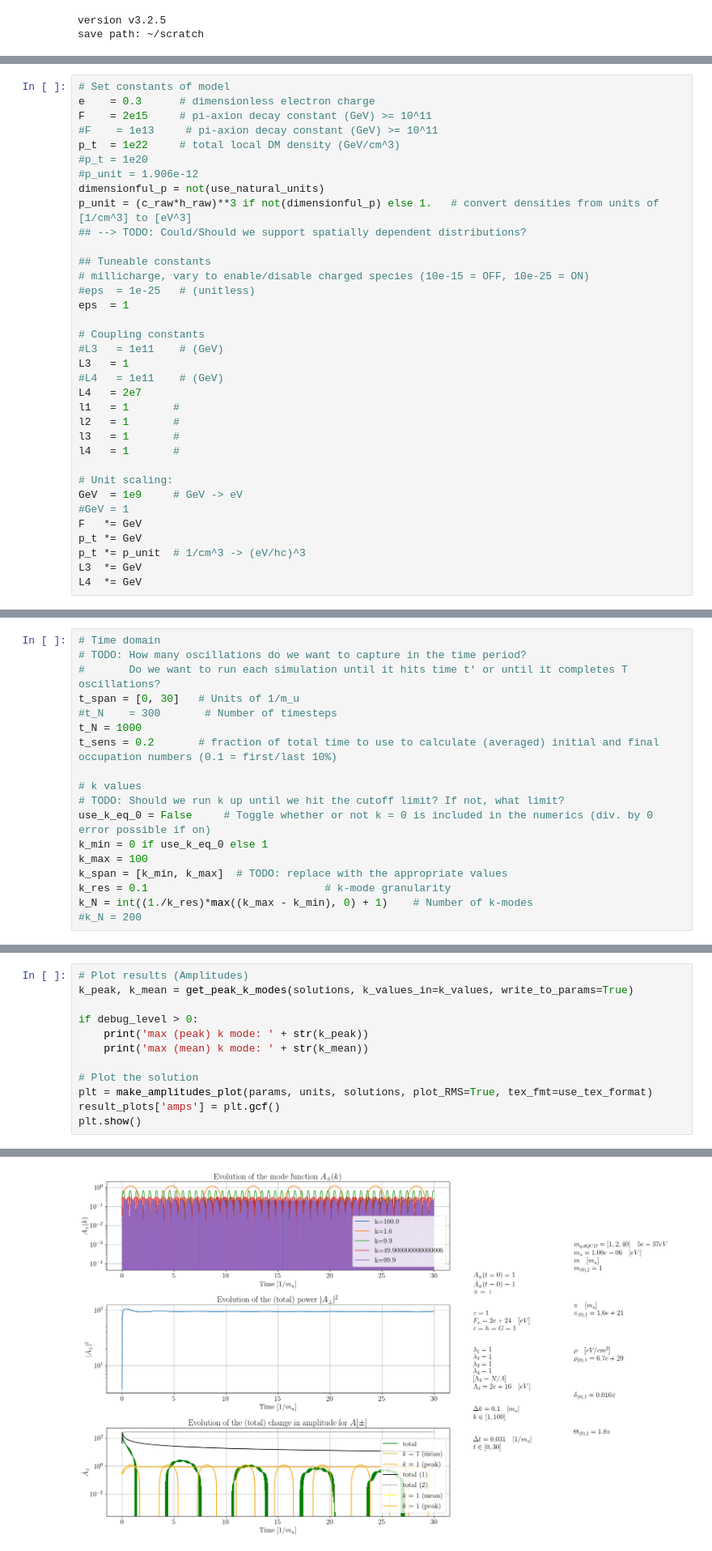
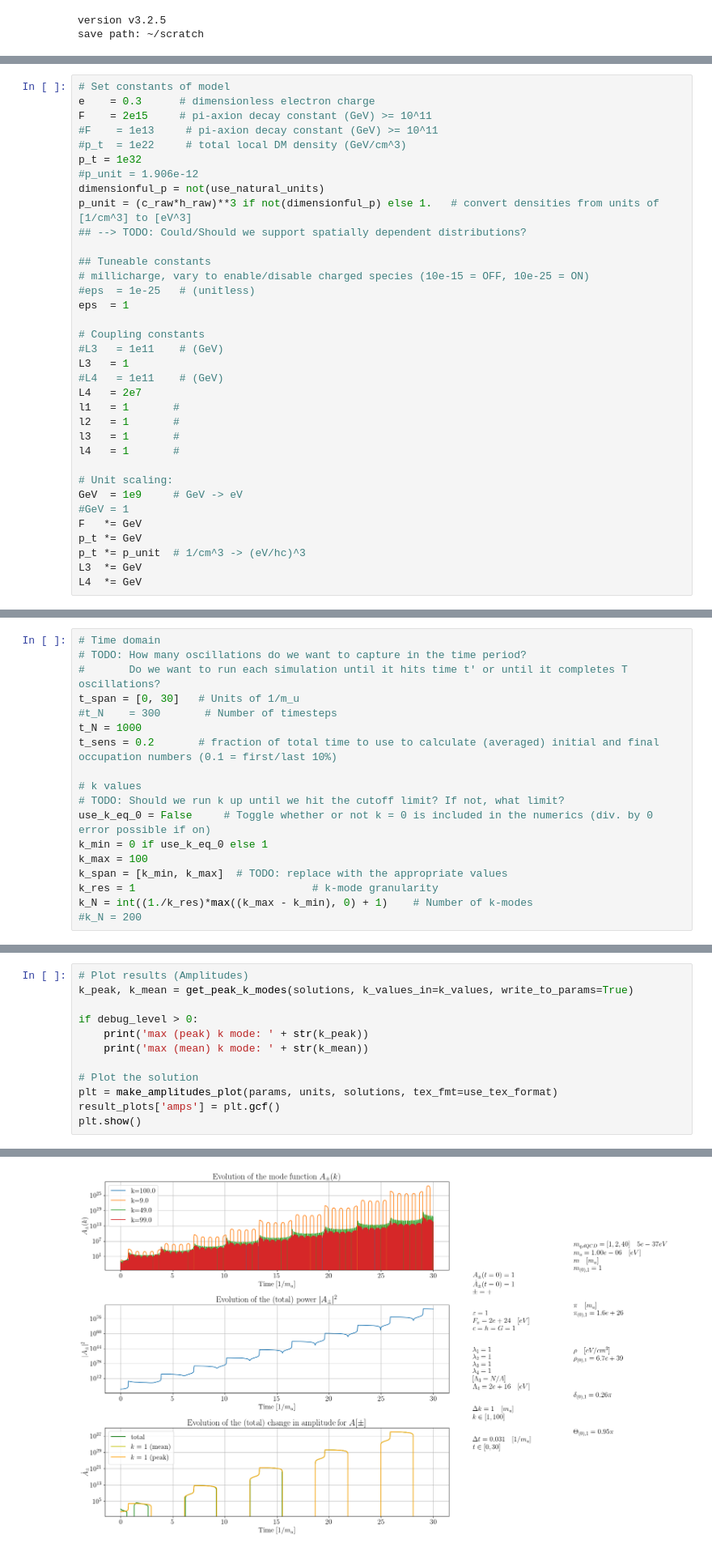
Before and after one commit to LoaneShark/pyAxiverse, a Jupyter notebook: run_single_case.ipynb, the cells around one changed output, grey strips where cells are left out. Shown at 81% size. Cells and saved outputs as stored; diff of their text form.

```diff
--- a/run_single_case.ipynb
+++ b/run_single_case.ipynb
@@ -92,8 +92,8 @@ G_u = G if unitful_G else 1.
 e    = 0.3      # dimensionless electron charge
 F    = 2e15     # pi-axion decay constant (GeV) >= 10^11
 #F    = 1e13     # pi-axion decay constant (GeV) >= 10^11
-p_t  = 1e22     # total local DM density (GeV/cm^3)
-#p_t = 1e20
+#p_t  = 1e22     # total local DM density (GeV/cm^3)
+p_t = 1e32
 #p_unit = 1.906e-12
 dimensionful_p = not(use_natural_units)
 p_unit = (c_raw*h_raw)**3 if not(dimensionful_p) else 1.   # convert densities from units of [1/cm^3] to [eV^3]
@@ -157,7 +157,7 @@ use_k_eq_0 = False     # Toggle whether or not k = 0 is included in the numerics
 k_min = 0 if use_k_eq_0 else 1
 k_max = 100
 k_span = [k_min, k_max]  # TODO: replace with the appropriate values
-k_res = 0.1                            # k-mode granularity
+k_res = 1                            # k-mode granularity
 k_N = int((1./k_res)*max((k_max - k_min), 0) + 1)    # Number of k-modes
 #k_N = 200
 # %%
@@ -422,7 +422,7 @@ if debug_level > 0:
     print('max (mean) k mode: ' + str(k_mean))
 
 # Plot the solution
-plt = make_amplitudes_plot(params, units, solutions, plot_RMS=True, tex_fmt=use_tex_format)
+plt = make_amplitudes_plot(params, units, solutions, tex_fmt=use_tex_format)
 result_plots['amps'] = plt.gcf()
 plt.show()
 # %% [output]
@@ -431,3 +431,3 @@ max (mean) k mode: 1.7000000000000002
-[figure, old version]
+[figure, new version]
 # %%
 # Plot the occupation numbers
```
Also changed, not shown: parts of 12 cells of this notebook, 3 other files.
